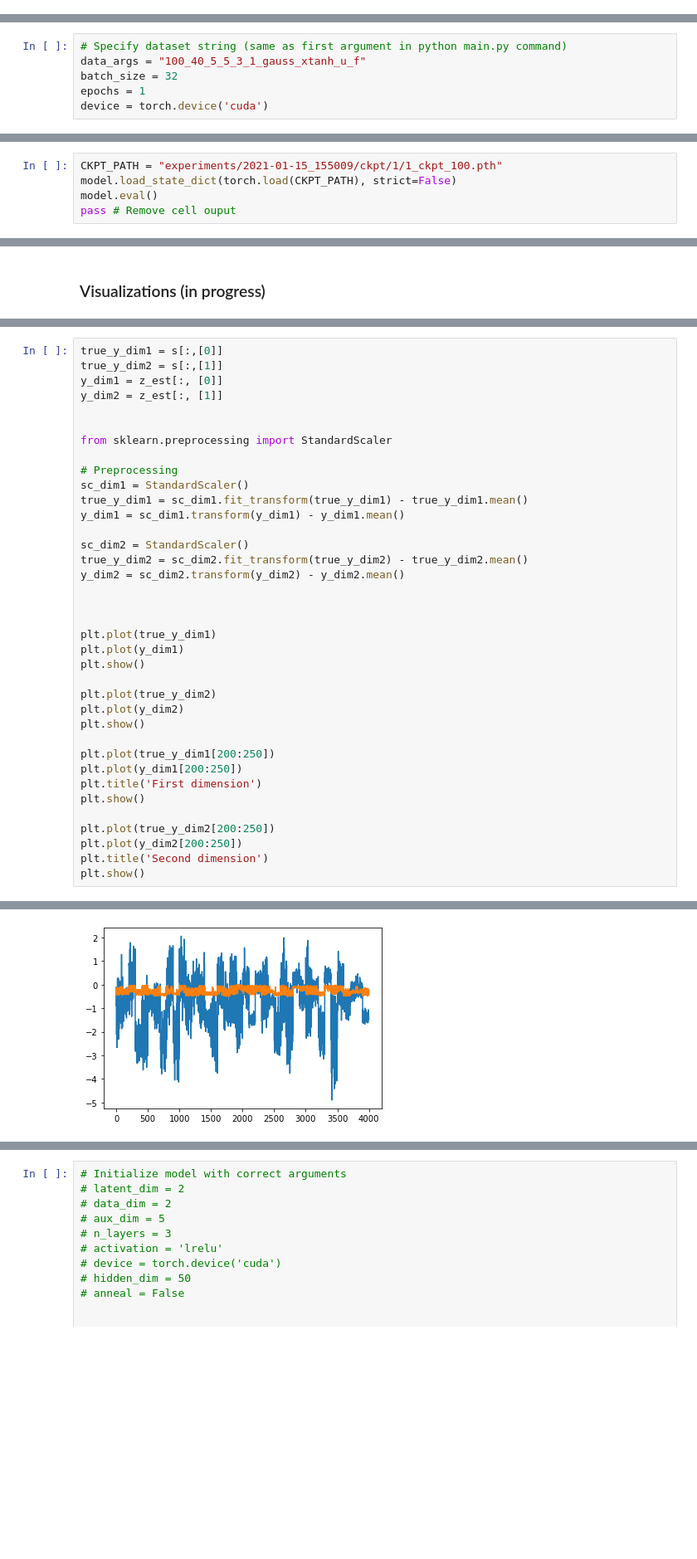
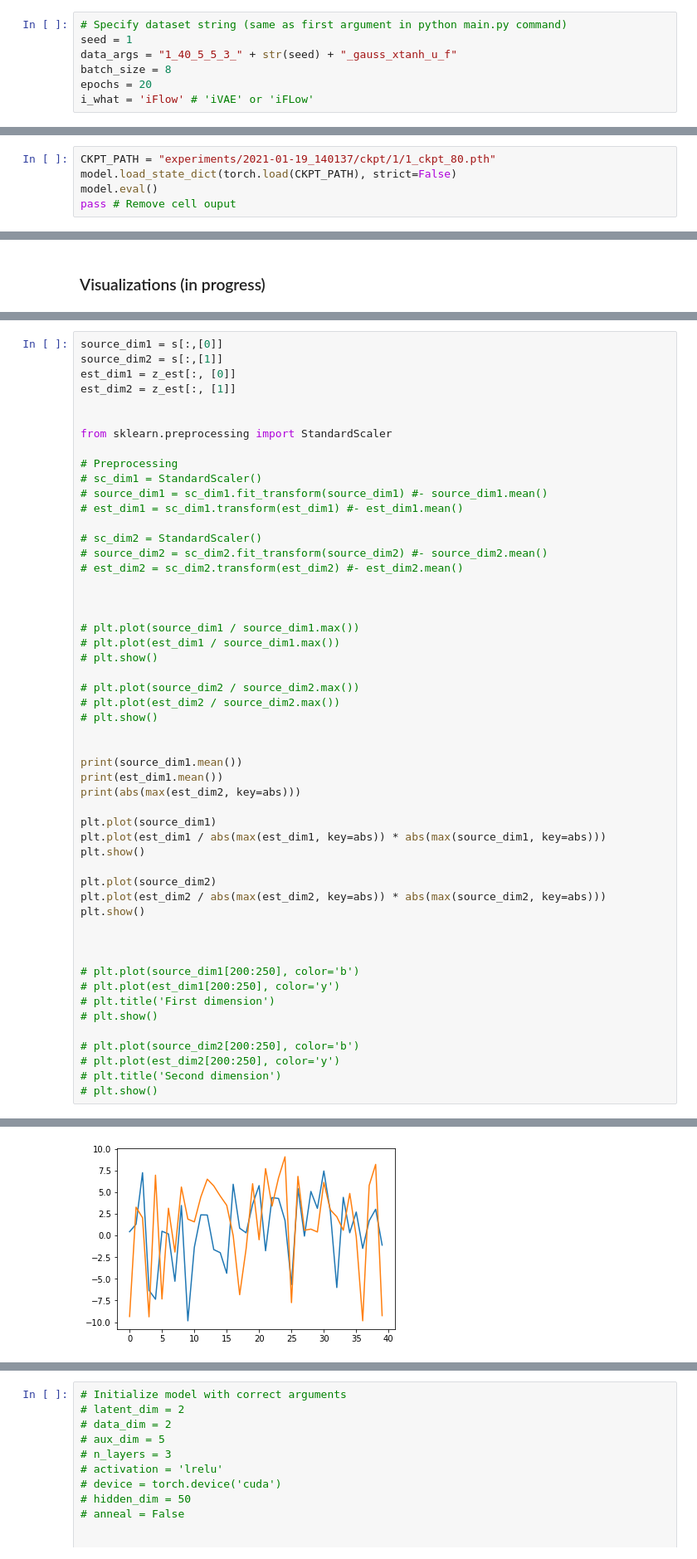
Before and after one commit to TimStolp/iFlow, a Jupyter notebook: Figure_3_visualization.ipynb, the cells around one changed output, grey strips where cells are left out. Shown: that part at 83% size. Cells and saved outputs as stored; diff of their text form; blank space fills up the shorter version.

Commit message:
Updated visualization file

```diff
--- a/Figure_3_visualization.ipynb
+++ b/Figure_3_visualization.ipynb
@@ -39,0 +43,7 @@ def correlation_coefficients(x, y, method='pearson'):
+# %%
+# Specify dataset string (same as first argument in python main.py command)
+seed = 1
+data_args = "1_40_5_5_3_" + str(seed) + "_gauss_xtanh_u_f"
+batch_size = 8
+epochs = 20
+i_what = 'iFlow' # 'iVAE' or 'iFLow'
@@ -62,6 +71,0 @@ DONE.
-# %%
-# Specify dataset string (same as first argument in python main.py command)
-data_args = "100_40_5_5_3_1_gauss_xtanh_u_f"
-batch_size = 32
-epochs = 1
-device = torch.device('cuda')
@@ -102,7 +116,7 @@ data loaded on cuda
 # %% [markdown]
 ### Manually enter model checkpoint path
 # %%
-CKPT_PATH = "experiments/2021-01-15_155009/ckpt/1/1_ckpt_100.pth"
+CKPT_PATH = "experiments/2021-01-19_140137/ckpt/1/1_ckpt_80.pth"
 model.load_state_dict(torch.load(CKPT_PATH), strict=False)
 model.eval()
 pass # Remove cell ouput
@@ -166,38 +226,53 @@ DONE.
 # %%
-true_y_dim1 = s[:,[0]]
-true_y_dim2 = s[:,[1]]
-y_dim1 = z_est[:, [0]]
-y_dim2 = z_est[:, [1]]
+source_dim1 = s[:,[0]]
+source_dim2 = s[:,[1]]
+est_dim1 = z_est[:, [0]]
+est_dim2 = z_est[:, [1]]
 
 
 from sklearn.preprocessing import StandardScaler
 
 # Preprocessing
-sc_dim1 = StandardScaler()
-true_y_dim1 = sc_dim1.fit_transform(true_y_dim1) - true_y_dim1.mean()
-y_dim1 = sc_dim1.transform(y_dim1) - y_dim1.mean()
+# sc_dim1 = StandardScaler()
+# source_dim1 = sc_dim1.fit_transform(source_dim1) #- source_dim1.mean()
+# est_dim1 = sc_dim1.transform(est_dim1) #- est_dim1.mean()
 
-sc_dim2 = StandardScaler()
-true_y_dim2 = sc_dim2.fit_transform(true_y_dim2) - true_y_dim2.mean()
-y_dim2 = sc_dim2.transform(y_dim2) - y_dim2.mean()
+# sc_dim2 = StandardScaler()
+# source_dim2 = sc_dim2.fit_transform(source_dim2) #- source_dim2.mean()
+# est_dim2 = sc_dim2.transform(est_dim2) #- est_dim2.mean()
 
 
 
-plt.plot(true_y_dim1)
-plt.plot(y_dim1)
+# plt.plot(source_dim1 / source_dim1.max())
+# plt.plot(est_dim1 / source_dim1.max())
+# plt.show()
+
+# plt.plot(source_dim2 / source_dim2.max())
+# plt.plot(est_dim2 / source_dim2.max())
+# plt.show()
+
+
+print(source_dim1.mean())
+print(est_dim1.mean())
+print(abs(max(est_dim2, key=abs)))
+
+plt.plot(source_dim1)
+plt.plot(est_dim1 / abs(max(est_dim1, key=abs)) * abs(max(source_dim1, key=abs)))
 plt.show()
 
-plt.plot(true_y_dim2)
-plt.plot(y_dim2)
+plt.plot(source_dim2)
+plt.plot(est_dim2 / abs(max(est_dim2, key=abs)) * abs(max(source_dim2, key=abs)))
 plt.show()
 
-plt.plot(true_y_dim1[200:250])
-plt.plot(y_dim1[200:250])
-plt.title('First dimension')
-plt.show()
 
-plt.plot(true_y_dim2[200:250])
-plt.plot(y_dim2[200:250])
-plt.title('Second dimension')
-plt.show()
+
+# plt.plot(source_dim1[200:250], color='b')
+# plt.plot(est_dim1[200:250], color='y')
+# plt.title('First dimension')
+# plt.show()
+
+# plt.plot(source_dim2[200:250], color='b')
+# plt.plot(est_dim2[200:250], color='y')
+# plt.title('Second dimension')
+# plt.show()
 # %% [output]
@@ -205 +283 @@ plt.show()
-[figure, old version]
+[figure, new version]
```
Also changed, not shown: parts of 13 cells of this notebook.
